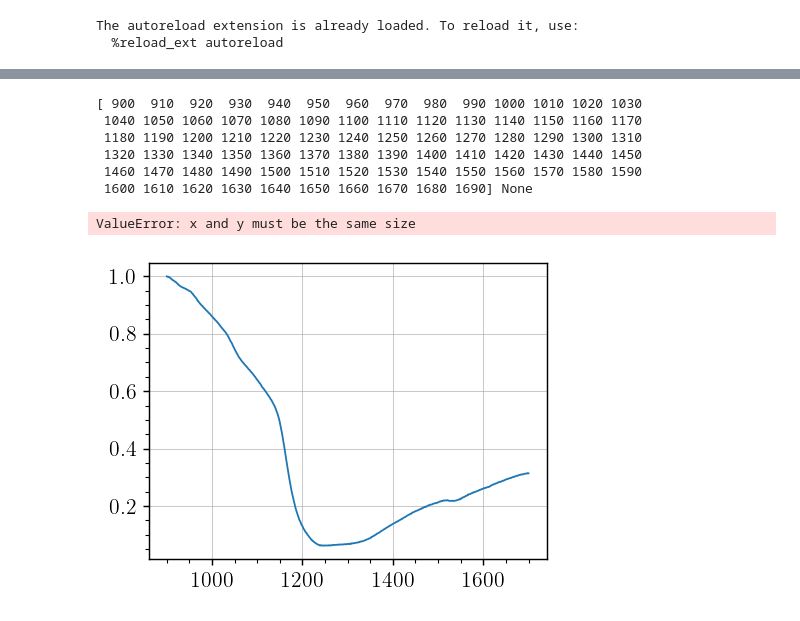
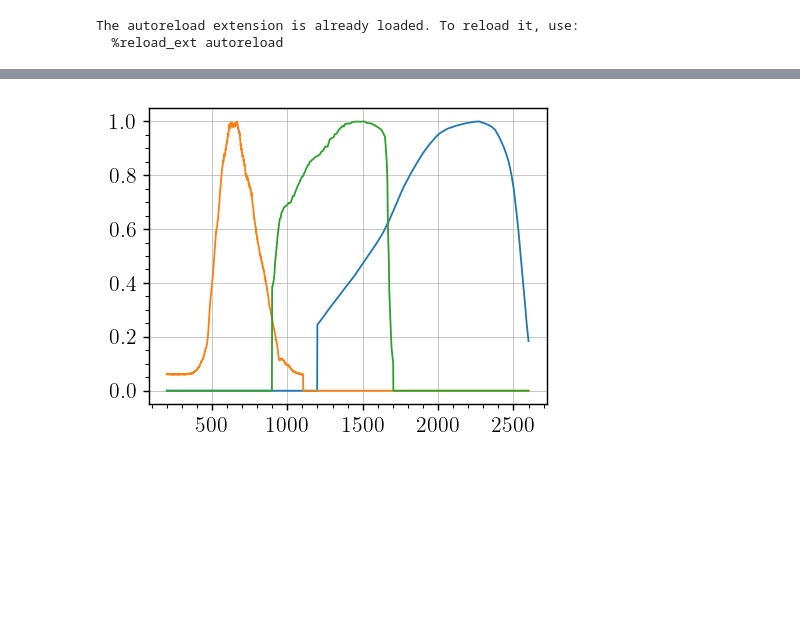
Before and after one commit to TomVdt/TPIII, a Jupyter notebook: 06-photoemission-interne/analyse/exp2_calibration.ipynb, the cells around one changed output, grey strips where cells are left out. Saved outputs shown, nothing was run; the diff lists cells and outputs as text; code cells hidden in the pictures; blank space fills up the shorter version.

```diff
--- a/06-photoemission-interne/analyse/exp2_calibration.ipynb
+++ b/06-photoemission-interne/analyse/exp2_calibration.ipynb
@@ -27,3 +34,4 @@ The autoreload extension is already loaded. To reload it, use:
 # %%
 calibration_dataset = load_calibration("calibration")
 photocurrent_dataset = load_photocurrent("photoemission")
+sensor_response_dataset = load_sensor_response("sensor-responsivity")
@@ -110,15 +53,5 @@ def binit(data: np.ndarray, lower: float, upper: float, binsize: float) -> tuple
-# %%
-plt.plot(data.lambd, data.intensity)
-
-bins, binned = binit(data.intensity, data.min_lambda, data.max_lambda, 10)
-print(bins, binned)
-plt.scatter(bins, binned)
-# %% [output]
-[ 900  910  920  930  940  950  960  970  980  990 1000 1010 1020 1030
- 1040 1050 1060 1070 1080 1090 1100 1110 1120 1130 1140 1150 1160 1170
- 1180 1190 1200 1210 1220 1230 1240 1250 1260 1270 1280 1290 1300 1310
- 1320 1330 1340 1350 1360 1370 1380 1390 1400 1410 1420 1430 1440 1450
- 1460 1470 1480 1490 1500 1510 1520 1530 1540 1550 1560 1570 1580 1590
- 1600 1610 1620 1630 1640 1650 1660 1670 1680 1690] None
-ValueError: x and y must be the same size
-[figure, removed]
+# %%
+for sensor in sensor_response_dataset:
+    plt.plot(sensor.lambd, sensor.response)
+# %% [output]
+[figure, added]
```
Also changed, not shown: parts of 10 cells of this notebook, 7 other files.
